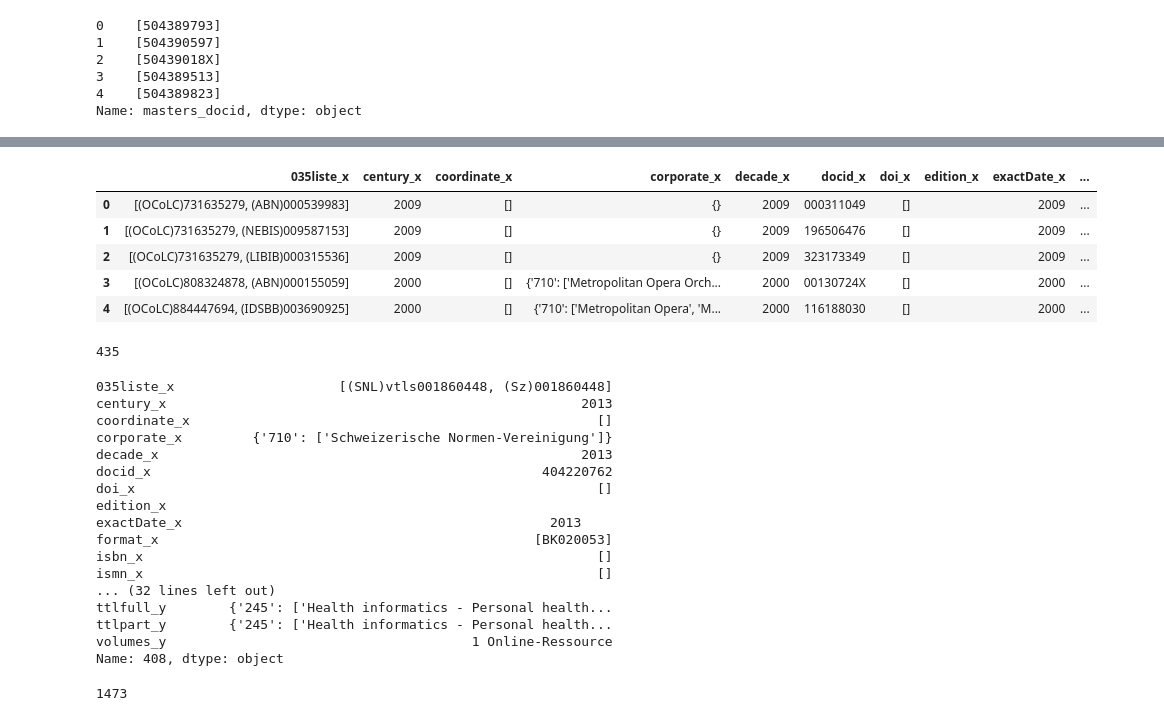
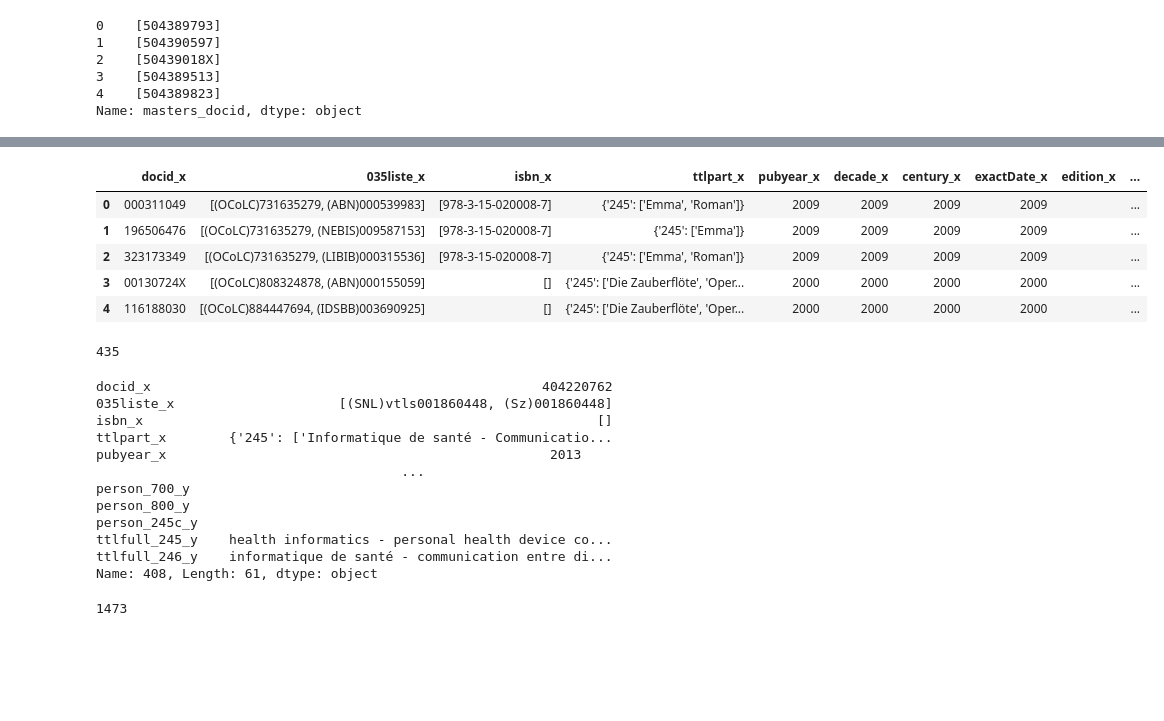
Before and after one commit to swissbib/clustering_metadata, a Jupyter notebook: 2_GoldstandardDataPreparation.ipynb, the cells around one changed output, grey strips where cells are left out. Saved outputs shown, nothing was run; the diff lists cells and outputs as text; code cells hidden in the pictures; blank space fills up the shorter version.

```diff
--- a/2_GoldstandardDataPreparation.ipynb
+++ b/2_GoldstandardDataPreparation.ipynb
@@ -17 +22,10 @@ This chapter of the capstone project loads the data records of Swissbib's goldst
+# %%
+import os
+import pickle as pk
+
+path_goldstandard = './daten_goldstandard'
+
+# Restore metadata so far
+with open(os.path.join(path_goldstandard, 'culomns_metadata.pkl'), 'rb') as handle:
+    columns_metadata_dict = pk.load(handle)
 # %% [markdown]
@@ -219,6 +229,14 @@ columns_to_use = ['century_x', 'volumes_x', 'century_y', 'volumes_y', 'duplicate
-# %%
-import data_preparation_funcs as dpf
-
-goldstandard['slaves'] = dpf.transform_list_to_string(goldstandard['slaves'], 'volumes')
-goldstandard['masters'] = dpf.transform_list_to_string(goldstandard['masters'], 'volumes')
-goldstandard['uniques'] = dpf.transform_list_to_string(goldstandard['uniques'], 'volumes')
+# %%
+# Target is the first necessary column
+columns_metadata_dict['columns_to_use'] = ['duplicates']
+
+# After join with itself, the data has _x and _y attributes
+for i in columns_metadata_dict['data_analysis_columns']:
+    columns_metadata_dict['columns_to_use'].append(i+'_x')
+    columns_metadata_dict['columns_to_use'].append(i+'_y')
+# %%
+import data_preparation_funcs as dpf
+
+for attrib in columns_metadata_dict['list_columns']+columns_metadata_dict['strings_columns']:
+    for i in ['slaves', 'masters', 'uniques']:
+        goldstandard[i] = dpf.transform_attributes(goldstandard[i], attrib)
@@ -408,17 +446,18 @@ goldstandard['slaves'].head()
 # %%
-result = pd.merge(left=goldstandard['slaves'], right=goldstandard['masters'], how='inner', left_on='masters_docid', right_on='docid')
+result = pd.merge(left=goldstandard['slaves'], right=goldstandard['masters'], how='inner',
+                  left_on='masters_docid', right_on='docid')
 
 # Extend display to number of columns of DataFrame
 pd.options.display.max_columns = len(result)
 
 result.head()
 # %% [output]
-|  | 035liste_x | century_x | coordinate_x | corporate_x | decade_x | docid_x | doi_x | edition_x | exactDate_x | ... |
-| 0 | [(OCoLC)731635279, (ABN)000539983] | 2009 | [] | {} | 2009 | 000311049 | [] |  | 2009 | ... |
-| 1 | [(OCoLC)731635279, (NEBIS)009587153] | 2009 | [] | {} | 2009 | 196506476 | [] |  | 2009 | ... |
-| 2 | [(OCoLC)731635279, (LIBIB)000315536] | 2009 | [] | {} | 2009 | 323173349 | [] |  | 2009 | ... |
-| 3 | [(OCoLC)808324878, (ABN)000155059] | 2000 | [] | {'710': ['Metropolitan Opera Orch... | 2000 | 00130724X | [] |  | 2000 | ... |
-| 4 | [(OCoLC)884447694, (IDSBB)003690925] | 2000 | [] | {'710': ['Metropolitan Opera', 'M... | 2000 | 116188030 | [] |  | 2000 | ... |
+|  | docid_x | 035liste_x | isbn_x | ttlpart_x | pubyear_x | decade_x | century_x | exactDate_x | edition_x | ... |
+| 0 | 000311049 | [(OCoLC)731635279, (ABN)000539983] | [978-3-15-020008-7] | {'245': ['Emma', 'Roman']} | 2009 | 2009 | 2009 | 2009 |  | ... |
+| 1 | 196506476 | [(OCoLC)731635279, (NEBIS)009587153] | [978-3-15-020008-7] | {'245': ['Emma']} | 2009 | 2009 | 2009 | 2009 |  | ... |
+| 2 | 323173349 | [(OCoLC)731635279, (LIBIB)000315536] | [978-3-15-020008-7] | {'245': ['Emma', 'Roman']} | 2009 | 2009 | 2009 | 2009 |  | ... |
+| 3 | 00130724X | [(OCoLC)808324878, (ABN)000155059] | [] | {'245': ['Die Zauberflöte', 'Oper... | 2000 | 2000 | 2000 | 2000 |  | ... |
+| 4 | 116188030 | [(OCoLC)884447694, (IDSBB)003690925] | [] | {'245': ['Die Zauberflöte', 'Oper... | 2000 | 2000 | 2000 | 2000 |  | ... |
 # %%
 len(result)
 # %% [output]
@@ -426,23 +465,18 @@ len(result)
 # %%
 result.loc[408]
 # %% [output]
+docid_x                                                  404220762
 035liste_x                     [(SNL)vtls001860448, (Sz)001860448]
-century_x                                                     2013
-coordinate_x                                                    []
-corporate_x         {'710': ['Schweizerische Normen-Vereinigung']}
-decade_x                                                      2013
-docid_x                                                  404220762
-doi_x                                                           []
-edition_x
-exactDate_x                                               2013
-format_x                                                [BK020053]
 isbn_x                                                          []
-ismn_x                                                          []
-... (32 lines left out)
-ttlfull_y        {'245': ['Health informatics - Personal health...
-ttlpart_y        {'245': ['Health informatics - Personal health...
-volumes_y                                       1 Online-Ressource
-Name: 408, dtype: object
+ttlpart_x        {'245': ['Informatique de santé - Communicatio...
+pubyear_x                                                 2013
+                                       ...
+person_700_y
+person_800_y
+person_245c_y
+ttlfull_245_y    health informatics - personal health device co...
+ttlfull_246_y    informatique de santé - communication entre di...
+Name: 408, Length: 61, dtype: object
 # %%
 def build_duplicate_pairs (df):
     """Builds-up all duplicate pairs, even with itself."""
```
Also changed, not shown: parts of 55 cells of this notebook, 11 other files.
